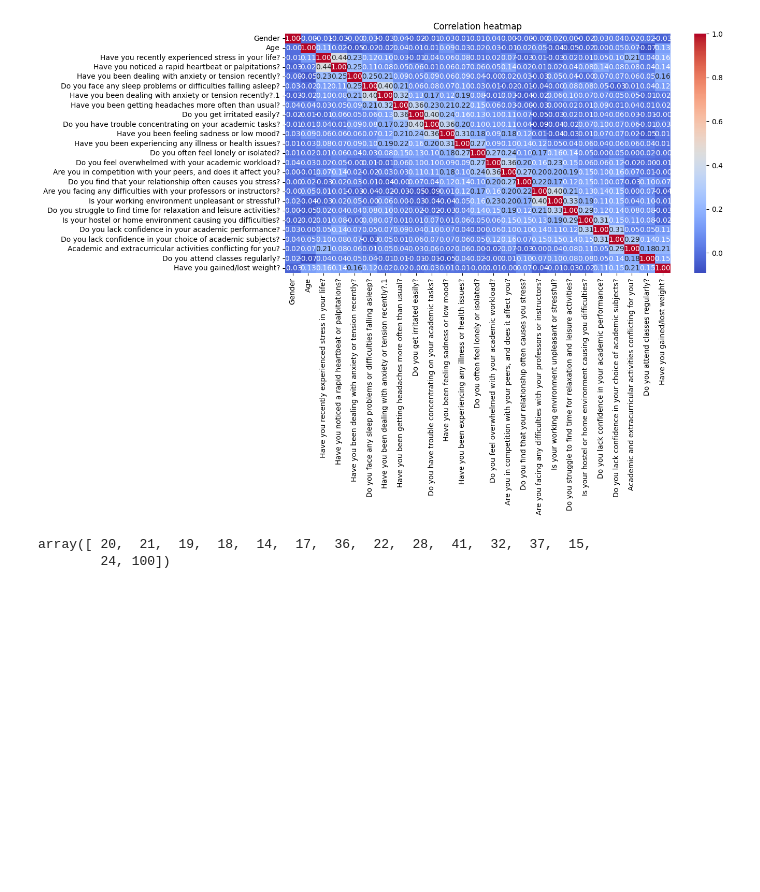
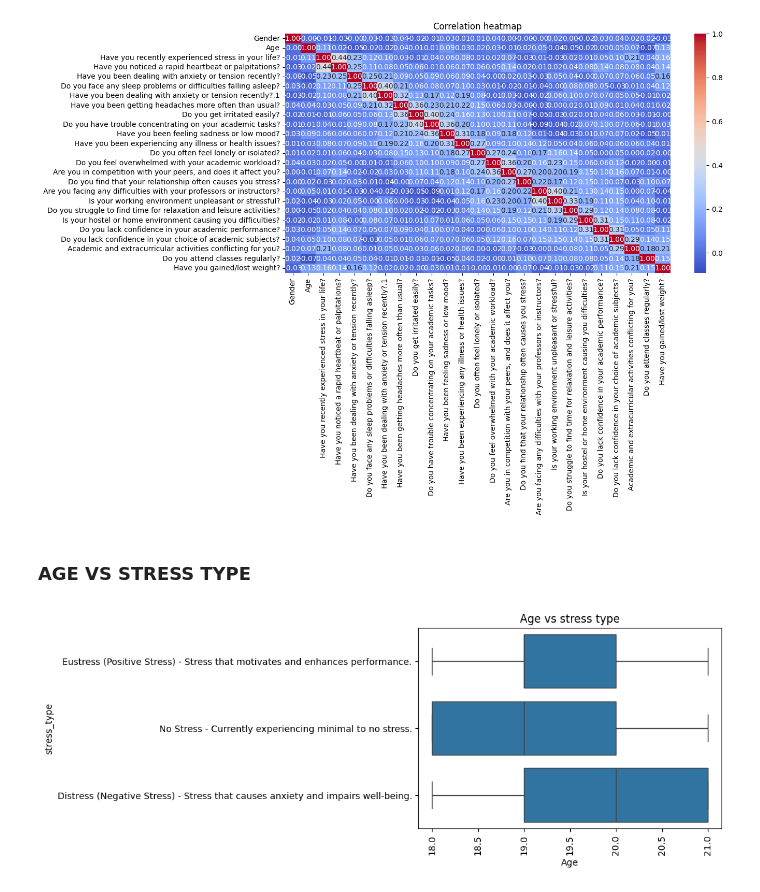
Before and after one commit to irenegarciaorejon/Students-Stress-Dataset-Analysis, a Jupyter notebook: eda_source2.ipynb, the cells around one changed output. Saved outputs shown, nothing was run; the diff lists cells and outputs as text; code cells hidden in the pictures; blank space fills up the shorter version.

```diff
--- a/eda_source2.ipynb
+++ b/eda_source2.ipynb
@@ -43,8 +45,13 @@ plt.title("Correlation heatmap")
 plt.show()
 # %% [output]
 [figure]
-# %%
-df["Age"].unique() #mirar hi ha anys fora el range que hem establert, pots podriem fer neteja
-# %% [output]
-array([ 20,  21,  19,  18,  14,  17,  36,  22,  28,  41,  32,  37,  15,
-        24, 100])
+# %% [markdown]
+### AGE VS STRESS TYPE
+# %%
+plt.figure(figsize=(6,4))
+sns.boxplot(x='Age',y='stress_type',data=df)
+plt.title("Age vs stress type")
+plt.xticks(rotation=90)
+plt.show()
+# %% [output]
+[figure, added]
```
Also changed, not shown: parts of 11 cells of this notebook, 1 other file.
